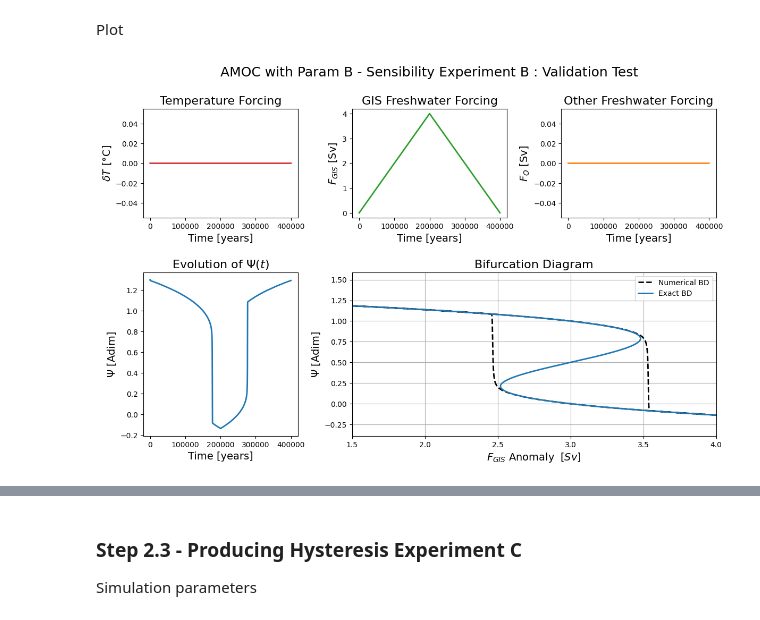
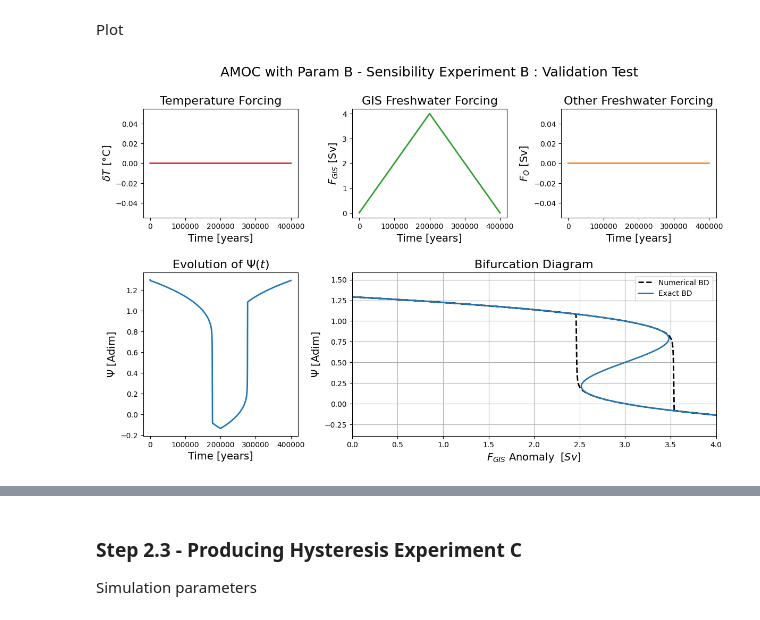
Before and after one commit to AmauryLaridon/LPHYS2299-Master-s-Thesis, a Jupyter notebook: AMOC-GIS Tipping Module/Tipping Module Calibration - Param B/Tipping Module Calibration ParamB.ipynb, the cells around one changed output, grey strips where cells are left out. Drawn from its saved outputs; the diff is of its cells as text; code cells hidden in the pictures.

```diff
--- a/AMOC-GIS Tipping Module/Tipping Module Calibration - Param B/Tipping Module Calibration ParamB.ipynb
+++ b/AMOC-GIS Tipping Module/Tipping Module Calibration - Param B/Tipping Module Calibration ParamB.ipynb
@@ -546,16 +552,16 @@ y0 = [1.3] # initial value
 Parameterization of the forcing
 # %%
 # Parameterization of the temperature forcing
-T_forcing_max = 4
+T_forcing_max = 10
 amoc_forcing_temperature = interpolate.interp1d([t0,(t0+tend)/2,tend],[0,T_forcing_max,0],bounds_error= False, fill_value=0)
 
 # Parameterization of the GIS freshwater forcing - F_GIS constant
-F_GIS_cst = 0
-amoc_forcing_hosing_GIS = interpolate.interp1d([t0,tend],[F_GIS_cst, F_GIS_cst],bounds_error= False, fill_value=0)
+F_GIS_cst_A = 0
+amoc_forcing_hosing_GIS = interpolate.interp1d([t0,tend],[F_GIS_cst_A, F_GIS_cst_A],bounds_error= False, fill_value=0)
 
 # Parameterization of the GIS freshwater forcing - F_GIS constant
-F_O_cst = 0
-amoc_forcing_hosing_O = interpolate.interp1d([t0,tend],[F_O_cst, F_O_cst],bounds_error= False, fill_value=0)
+F_O_cst_A = 0
+amoc_forcing_hosing_O = interpolate.interp1d([t0,tend],[F_O_cst_A, F_O_cst_A],bounds_error= False, fill_value=0)
 # %% [markdown]
 Dynamics of the system with prescribed arbitrary coefficients values
 # %%
@@ -659,25 +685,28 @@ y0 = [1.3]  # initial value
 Parameterization of the forcing
 # %%
 # Parameterization of the temperature forcing - T constant
-T_forcing_cst = 0
-amoc_forcing_temperature = interpolate.interp1d([t0,tend],[T_forcing_cst,T_forcing_cst],bounds_error= False, fill_value=0)
+T_forcing_cst_B = 0
+amoc_forcing_temperature = interpolate.interp1d([t0,tend],[T_forcing_cst_B,T_forcing_cst_B],bounds_error= False, fill_value=0)
 
 # Parameterization of the GIS freshwater forcing
 F_GIS_max = 4
 amoc_forcing_hosing_GIS = interpolate.interp1d([t0,(t0+tend)/2, tend],[0, F_GIS_max, 0],bounds_error= False, fill_value=0)
 
 # Parameterization of the Other freshwater forcing - F_O constant
-F_O_cst = 0
-amoc_forcing_hosing_O = interpolate.interp1d([t0,tend],[F_O_cst, F_O_cst],bounds_error= False, fill_value=0)
+F_O_cst_B = 0
+amoc_forcing_hosing_O = interpolate.interp1d([t0,tend],[F_O_cst_B, F_O_cst_B],bounds_error= False, fill_value=0)
 # %% [markdown]
 Solver
 # %%
+n = int((tend - t0) / dt) + 1
+teval = np.linspace(t0, tend, n)
+
 sol_ExpB = solve_ivp(f_AMOC_valid_test, [t0, tend], y0, method="RK45", rtol=10**-6, t_eval=teval)
 # %% [markdown]
 Analytical expression of the bifurcation diagram. We are "not supposed" to know that but it will be used to see if our simulations parameters are roughly good in order to retrive the exact bifurcation diagram. It will be also useful four the comparison with the bifurcation diagram of our simplified model.
 # %%
 psi_range = np.linspace(-0.3,1.5,1000)
-F_GIS = (psi_range**3-a1_star*psi_range**2-b1_star*psi_range-c1_star-d1_star*T_forcing_cst-f_star*F_O_cst)/e12_star
+F_GIS_analy_B = (psi_range**3-a1_star*psi_range**2-b1_star*psi_range-c1_star-d1_star*T_forcing_cst_B-f_star*F_O_cst_B)/e12_star
 # %% [markdown]
 Plot
 # %%
@@ -696,36 +725,36 @@ ax1.plot(sol_ExpB.t, amoc_forcing_temperature(sol_ExpB.t), lw=2,color="tab:red")
 ax1.set_title("Temperature Forcing", size=16)
 ax1.set_xlabel("Time [years]", fontsize=14)
 ax1.set_ylabel(r"$\delta T$ [°C]", fontsize=14)
 
 ax2.plot(sol_ExpB.t, amoc_forcing_hosing_GIS(sol_ExpB.t), lw=2,color="tab:green")
 ax2.set_title("GIS Freshwater Forcing", size=16)
 ax2.set_xlabel("Time [years]", fontsize=14)
 ax2.set_ylabel(r"$F_{GIS}$ [Sv]", fontsize=14)
 
 ax3.plot(sol_ExpB.t, amoc_forcing_hosing_O(sol_ExpB.t), lw=2,color="tab:orange")
 ax3.set_title("Other Freshwater Forcing", size=16)
 ax3.set_xlabel("Time [years]", fontsize=14)
 ax3.set_ylabel(r"$F_{O}$ [Sv]", fontsize=14)
 
 ax4.plot(sol_ExpB.t, sol_ExpB.y[0], lw=2,color="tab:blue")
 ax4.set_title("Evolution of " + r"$\Psi(t)$", size=16)
 ax4.set_xlabel("Time [years]", fontsize=14)
 ax4.set_ylabel(r"$\Psi$ [Adim]", fontsize=14)
 
 ax5.plot(amoc_forcing_hosing_GIS(sol_ExpB.t), sol_ExpB.y[0], "k--", lw=2, label="Numerical BD")
-ax5.plot(T,psi_range,color="tab:blue", lw=2, label="Exact BD")
+ax5.plot(F_GIS_analy_B,psi_range,color="tab:blue", lw=2, label="Exact BD")
 ax5.set_title("Bifurcation Diagram", size=16)
 ax5.set_xlabel(r"$F_{GIS}$"+" Anomaly "+r"$\; [Sv]$", fontsize=14)
 ax5.set_ylabel(r"$\Psi$ [Adim]", fontsize=14)
-ax5.set_xlim((1.5, 4))
+ax5.set_xlim((0, 4))
 ax5.grid()
 
 plt.legend()
 #fig.tight_layout()
 plt.savefig(save_fig_dir+'/Validation Test v2/EXPB', dpi=600, bbox_inches="tight")
 plt.show()
 # %% [output]
-[figure, old version]
+[figure, new version]
 # %% [markdown]
 ### Step 3.2 - Computing associated critical values
 
```
Also changed, not shown: parts of 52 cells of this notebook, 47 other files.
